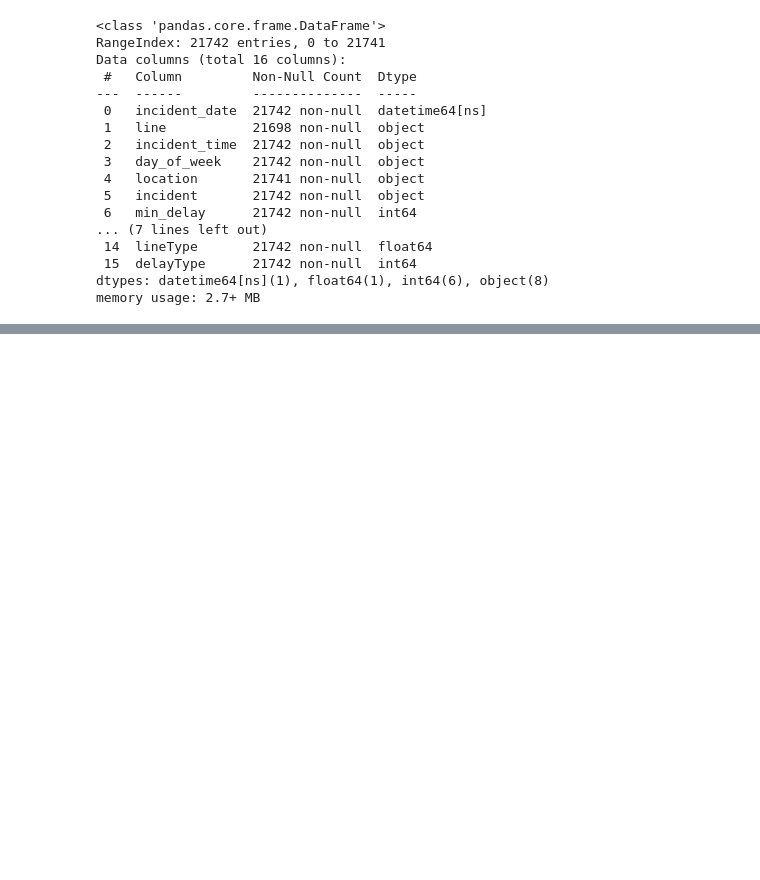
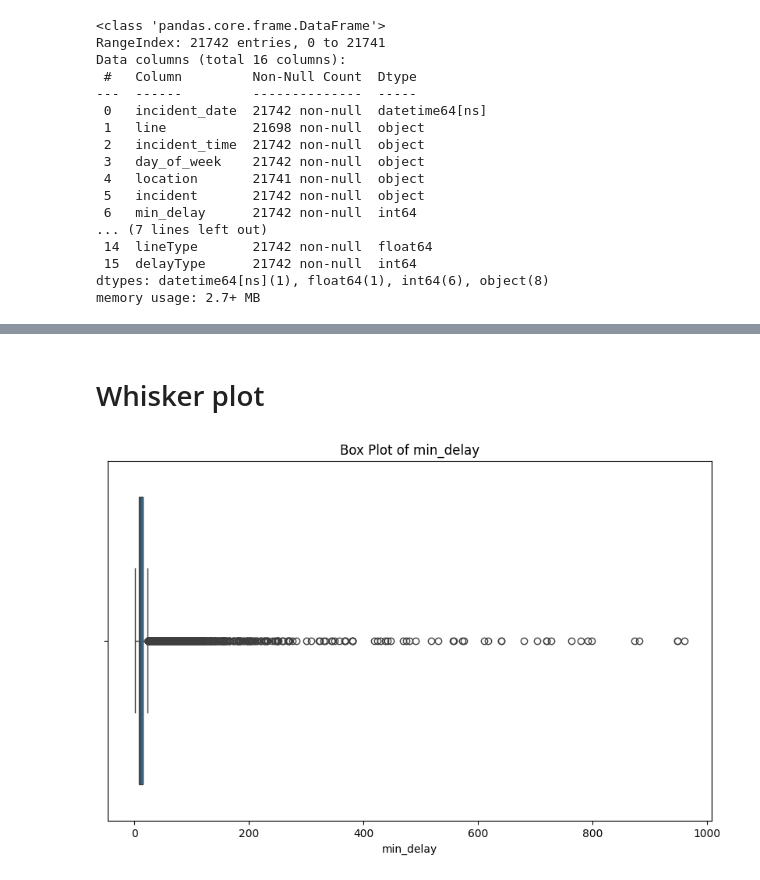
Before and after one commit to lee-data/TTC-streetcar-delay, a Jupyter notebook: src/team24main.ipynb, the cells around one changed output, grey strips where cells are left out. Saved outputs shown, nothing was run; the diff lists cells and outputs as text; code cells hidden in the pictures; blank space fills up the shorter version.

Commit message:
Completed Feature Eng, ML, Evaluator & Prelim Visualization.

```diff
--- a/src/team24main.ipynb
+++ b/src/team24main.ipynb
@@ -175,7 +202,6 @@ df['timeType'] = df['incident_time'].apply(categorize_time)
 
 
 # Clean and factorize columns: location, bound, incident, vehicle, day_of_week
-
 # Define a helper function
 def clean_and_factorize(df, column_name, valid_values=None):
     # Remove leading and trailing spaces
@@ -190,16 +216,17 @@ def clean_and_factorize(df, column_name, valid_values=None):
 
     # Assign unique numeric values
     df[f"{column_name}_id"] = pd.factorize(df[column_name])[0] + 1
+
     return df
-
-# Assuming your DataFrame is named df
 
 # Apply the function to each column
 df = clean_and_factorize(df, 'location')
 df = clean_and_factorize(df, 'incident')
 df = clean_and_factorize(df, 'vehicle')
 df = clean_and_factorize(df, 'day_of_week')
+df = clean_and_factorize(df, 'line')
 df = clean_and_factorize(df, 'bound', valid_values=['N', 'S', 'W', 'E'])
+
 
 # Display the DataFrame
 df.head()
@@ -268,0 +296,6 @@ df_cleaned.describe()
+# %%
+# Drop the following columns: incident_date, incident_time, min_gap, isEndOfMth, lineID. min_delay
+df_cleaned = df.drop(['incident_date','incident_time', 'min_gap', 'isEndOfMth', 'lineId'], axis=1)
+
+# Verify the columns are dropped
+df_cleaned.head()
@@ -268,0 +367,2 @@ df_cleaned.describe()
+# %% [markdown]
+# Whisker plot
@@ -268,0 +374,8 @@ df_cleaned.describe()
+# %%
+# Whisker plot
+plt.figure(figsize=(10, 6))
+sns.boxplot(x=df_cleaned['min_delay'])
+plt.title('Box Plot of min_delay')
+plt.show()
+# %% [output]
+[figure, added]
```
Also changed, not shown: parts of 52 cells of this notebook.
